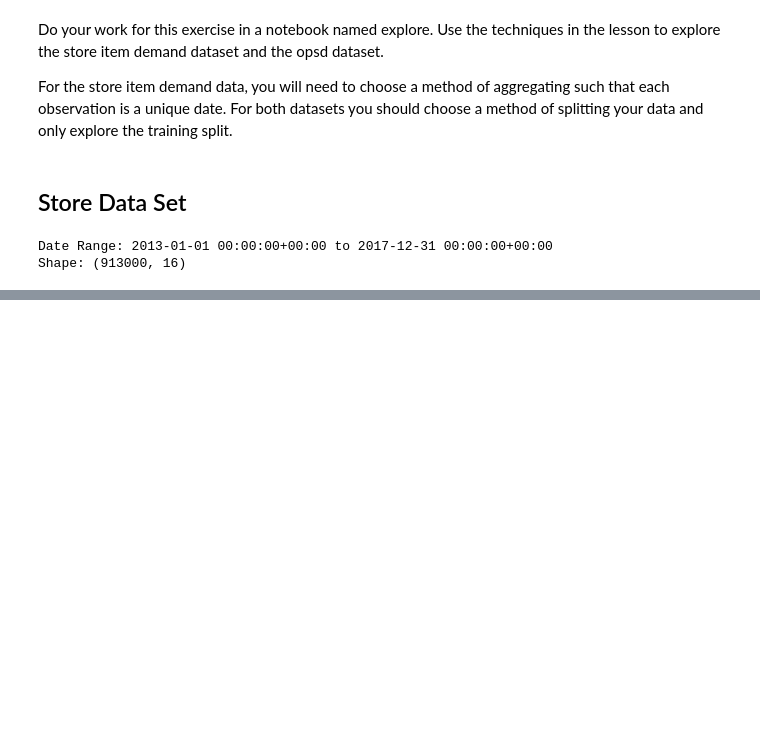
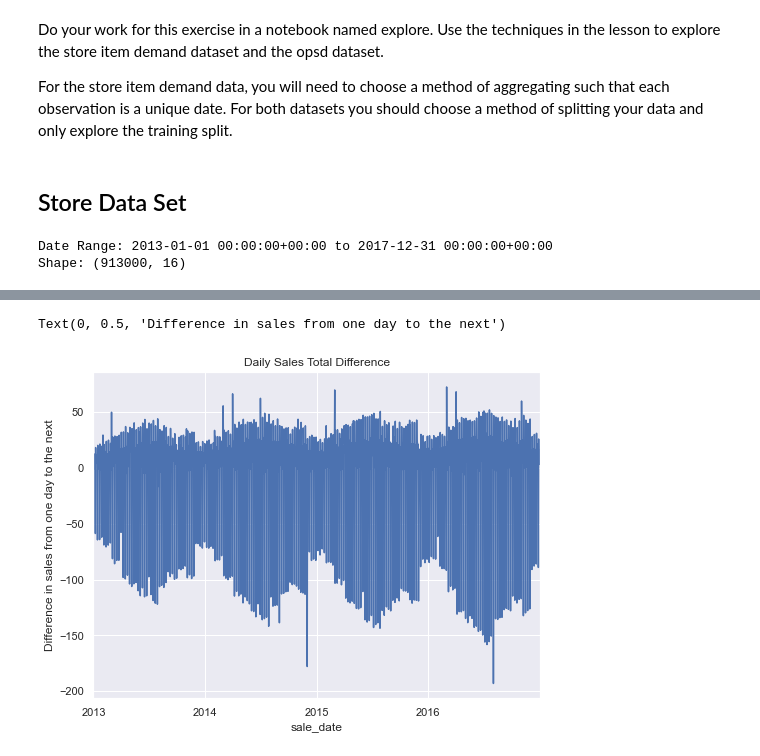
Before and after one commit to Tyler-Applegate/time-series-exercises, a Jupyter notebook: explore.ipynb, the cells around one changed output, grey strips where cells are left out. Saved outputs shown, nothing was run; the diff lists cells and outputs as text; code cells hidden in the pictures; blank space fills up the shorter version.

```diff
--- a/explore.ipynb
+++ b/explore.ipynb
@@ -59,0 +61,11 @@ AttributeError: 'DataFrame' object has no attribute 'temp'
+# %%
+# let's look at our target variable 'sales_total'
+y = train.resample('D').sales_total.mean()
+# %%
+# what is the daily difference?
+y.diff().plot()
+plt.title('Daily Sales Total Difference')
+plt.ylabel('Difference in sales from one day to the next')
+# %% [output]
+Text(0, 0.5, 'Difference in sales from one day to the next')
+[figure, added]
```
Also changed, not shown: parts of 6 cells of this notebook, 4 other files.
